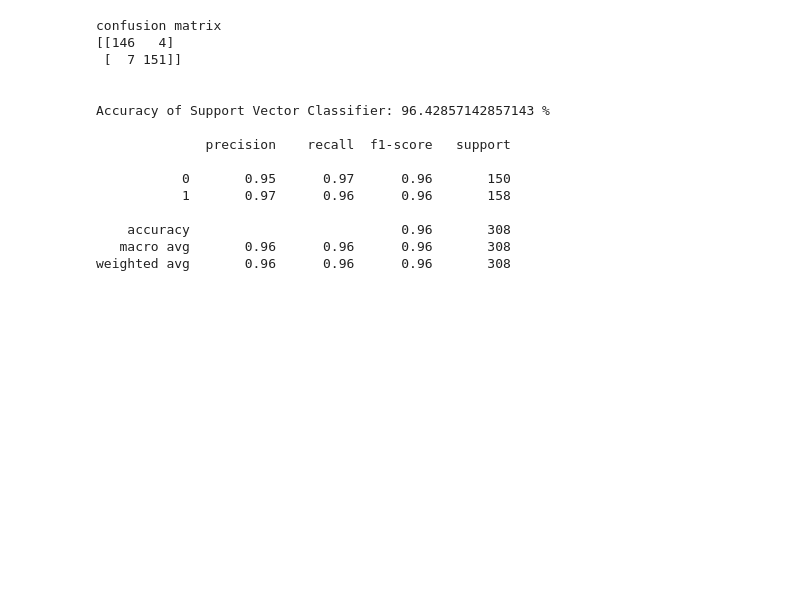
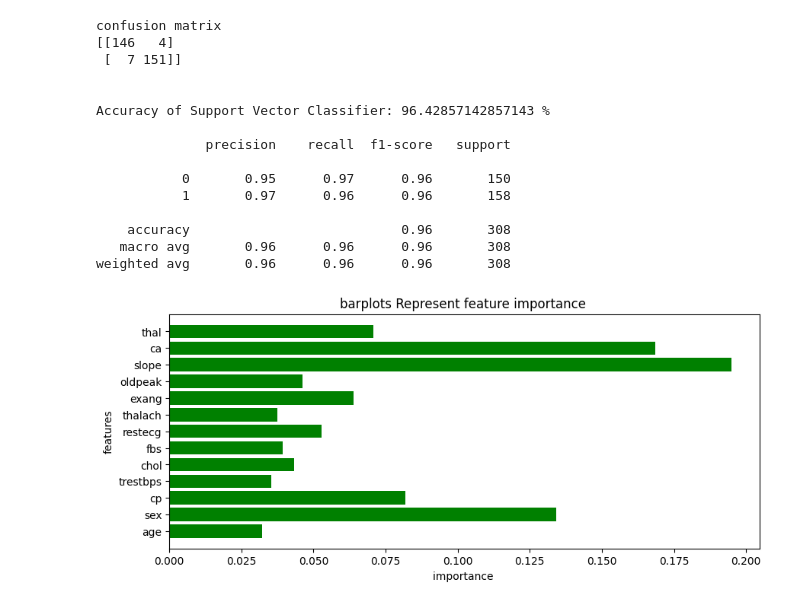
Before and after one commit to asndiallo/MedAI-MultiDataset-Study, a Jupyter notebook: notebooks/heart-disease.ipynb, the cells around one changed output. Cells and saved outputs as stored; diff of their text form; code cells hidden in the pictures; blank space fills up the shorter version.

Commit message:
plot important features

```diff
--- a/notebooks/heart-disease.ipynb
+++ b/notebooks/heart-disease.ipynb
@@ -477,3 +477,32 @@ Accuracy of Support Vector Classifier: 96.42857142857143 %
     accuracy                           0.96       308
    macro avg       0.96      0.96      0.96       308
 weighted avg       0.96      0.96      0.96       308
+# %%
+imp_feature = pd.DataFrame(
+    {
+        "Feature": [
+            "age",
+            "sex",
+            "cp",
+            "trestbps",
+            "chol",
+            "fbs",
+            "restecg",
+            "thalach",
+            "exang",
+            "oldpeak",
+            "slope",
+            "ca",
+            "thal",
+        ],
+        "Importance": xgb.feature_importances_,
+    }
+)
+plt.figure(figsize=(10, 4))
+plt.title("barplots Represent feature importance ")
+plt.xlabel("importance ")
+plt.ylabel("features")
+plt.barh(imp_feature["Feature"], imp_feature["Importance"], color="green")
+plt.show()
+# %% [output]
+[figure, added]
```
